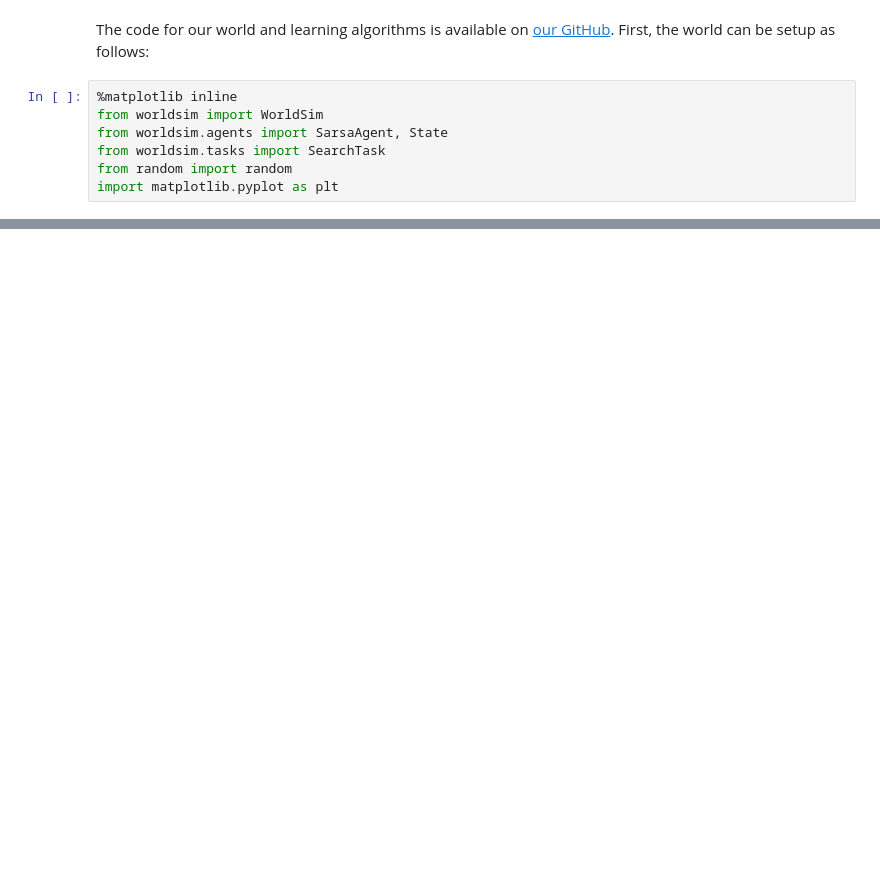
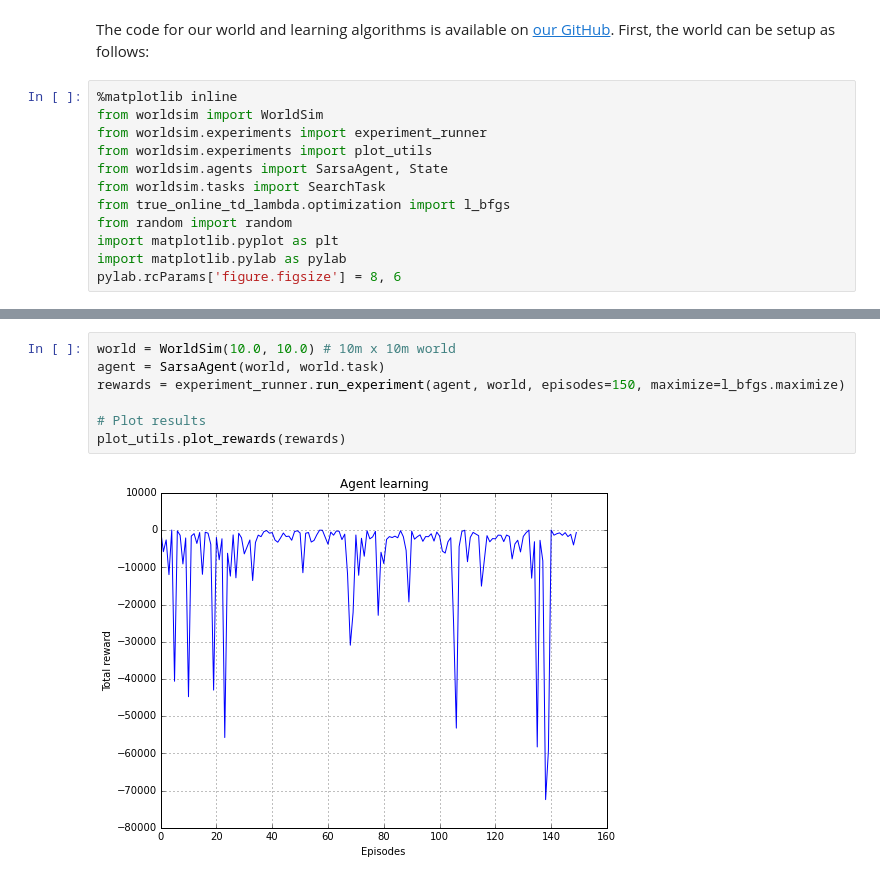
Before and after one commit to EllaBot/Report, a Jupyter notebook: Report.ipynb, the cells around one changed output, grey strips where cells are left out. Saved outputs shown, nothing was run; the diff lists cells and outputs as text; blank space fills up the shorter version.

Commit message:
Sarsa Learning

```diff
--- a/Report.ipynb
+++ b/Report.ipynb
@@ -10,7 +9,12 @@ The code for our world and learning algorithms is available on [our GitHub](http
 # %%
 %matplotlib inline
 from worldsim import WorldSim
+from worldsim.experiments import experiment_runner
+from worldsim.experiments import plot_utils
 from worldsim.agents import SarsaAgent, State
 from worldsim.tasks import SearchTask
+from true_online_td_lambda.optimization import l_bfgs
 from random import random
 import matplotlib.pyplot as plt
+import matplotlib.pylab as pylab
+pylab.rcParams['figure.figsize'] = 8, 6
@@ -57,0 +47,9 @@ plt.plot(x, y, 'b')
+# %%
+world = WorldSim(10.0, 10.0) # 10m x 10m world
+agent = SarsaAgent(world, world.task)
+rewards = experiment_runner.run_experiment(agent, world, episodes=150, maximize=l_bfgs.maximize)
+
+# Plot results
+plot_utils.plot_rewards(rewards)
+# %% [output]
+[figure, added]
```
Also changed, not shown: parts of 12 cells of this notebook.
